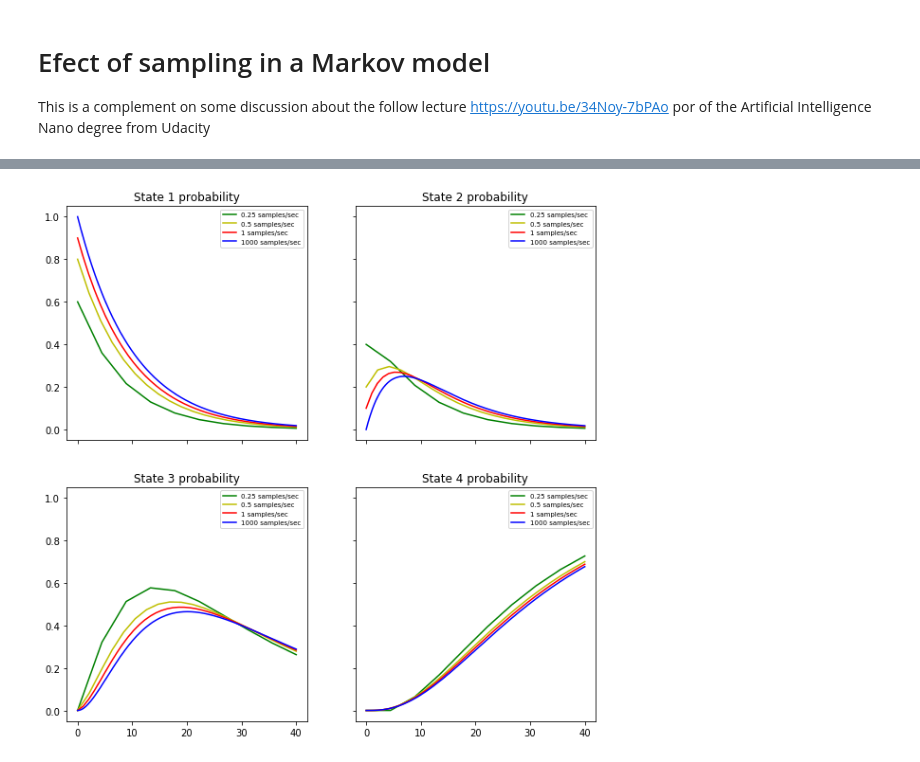
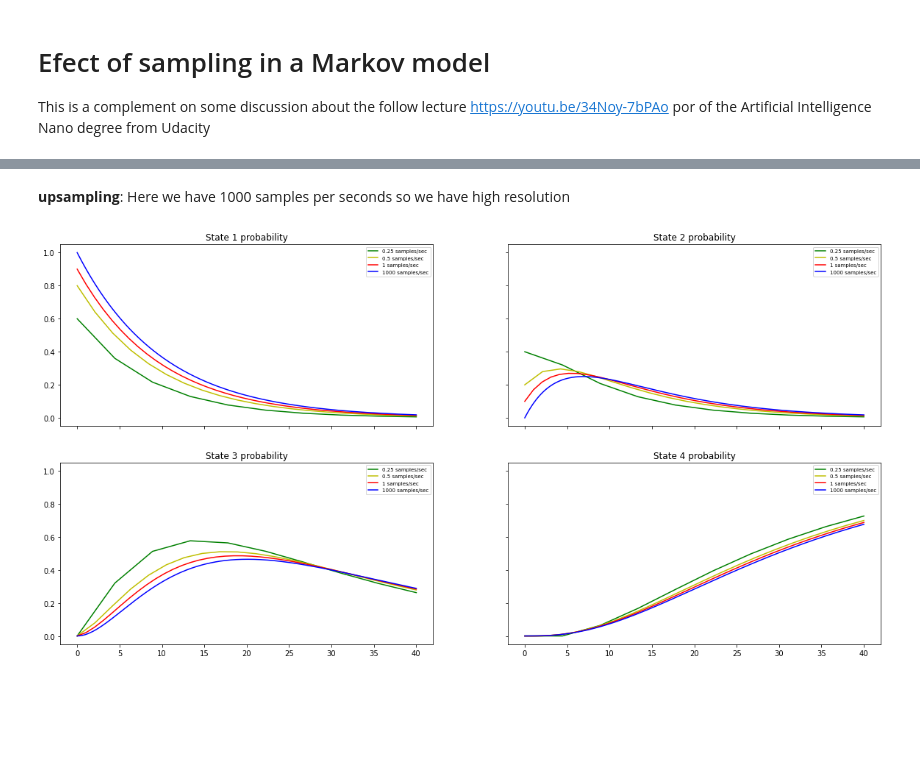
Before and after one commit to jganzabal/Sampling-Markov-Model-Example, a Jupyter notebook: Sampling Markov Model.ipynb, the cells around one changed output, grey strips where cells are left out. Drawn from its saved outputs; the diff is of its cells as text; code cells hidden in the pictures; blank space fills up the shorter version.

```diff
--- a/Sampling Markov Model.ipynb
+++ b/Sampling Markov Model.ipynb
@@ -103,0 +26,9 @@ x_1000 = np.linspace(0,runing_seconds, len(states_1000[0]))
+# %%
+samples_per_second = 1
+states_1 = hmms.get_state_probabilities(samples_per_second, runing_seconds)
+x_1 = np.linspace(0,runing_seconds, len(states_1[0]))
+curves = plt.plot(x_1, np.array(states_1).T)
+plt.legend(curves, ('State 1','State 2','State 3','State 4'), fontsize = 'x-small', loc = 'best')
+plt.xlabel('seconds [1 sample/second]')
+plt.ylabel('Probability')
+plt.show()
@@ -103,0 +44,9 @@ x_1000 = np.linspace(0,runing_seconds, len(states_1000[0]))
+# %%
+samples_per_second = 0.25
+states_025 = hmms.get_state_probabilities(samples_per_second, runing_seconds)
+x_025 = np.linspace(0,runing_seconds, len(states_025[0]))
+curves = plt.plot(x_025, np.array(states_025).T)
+plt.legend(curves, ('State 1','State 2','State 3','State 4'), fontsize = 'x-small', loc = 'best')
+plt.xlabel('seconds [0.25 samples/second]')
+plt.ylabel('Probability')
+plt.show()
@@ -103,0 +64,9 @@ x_1000 = np.linspace(0,runing_seconds, len(states_1000[0]))
+# %%
+samples_per_second = 0.5
+states_05 = hmms.get_state_probabilities(samples_per_second, runing_seconds)
+x_05 = np.linspace(0,runing_seconds, len(states_05[0]))
+curves = plt.plot(x_05, np.array(states_05).T)
+plt.legend(curves, ('State 1','State 2','State 3','State 4'), fontsize = 'x-small', loc = 'best')
+plt.xlabel('seconds [0.5 samples/second]')
+plt.ylabel('Probability')
+plt.show()
@@ -103,0 +82,9 @@ x_1000 = np.linspace(0,runing_seconds, len(states_1000[0]))
+# %%
+samples_per_second = 1000
+states_1000 = hmms.get_state_probabilities(samples_per_second, runing_seconds)
+x_1000 = np.linspace(0,runing_seconds, len(states_1000[0]))
+curves = plt.plot(x_1000, np.array(states_1000).T)
+plt.legend(curves, ('State 1','State 2','State 3','State 4'), fontsize = 'x-small', loc = 'best')
+plt.xlabel('seconds [1000 samples/second]')
+plt.ylabel('Probability')
+plt.show()
@@ -104,14 +100,16 @@ x_1000 = np.linspace(0,runing_seconds, len(states_1000[0]))
+# %% [markdown]
+**upsampling**: Here we have 1000 samples per seconds so we have high resolution
 # %%
-f, ax = plt.subplots(2, 2, sharey=True, sharex=True, figsize = (10,10))
+f, ax = plt.subplots(2, 2, sharey=True, sharex=True, figsize = (20,10))
 ax = ax.flatten()
 titles = ['State 1 probability', 'State 2 probability', 'State 3 probability', 'State 4 probability']
 for i in range(4):
     ax[i].set_title(titles[i])
     ax[i].plot(x_025, states_025[i],color='g', label = '0.25 samples/sec')
     ax[i].plot(x_05, states_05[i],color='y', label = '0.5 samples/sec')
     ax[i].plot(x_1, states_1[i],color='r', label = '1 samples/sec')
     ax[i].plot(x_1000, states_1000[i],color='b', label = '1000 samples/sec')
     ax[i].legend(fontsize = 'x-small')
 plt.show()
 # %% [output]
-[figure, old version]
+[figure, new version]
```
Also changed, not shown: parts of 16 cells of this notebook, 1 other file.
